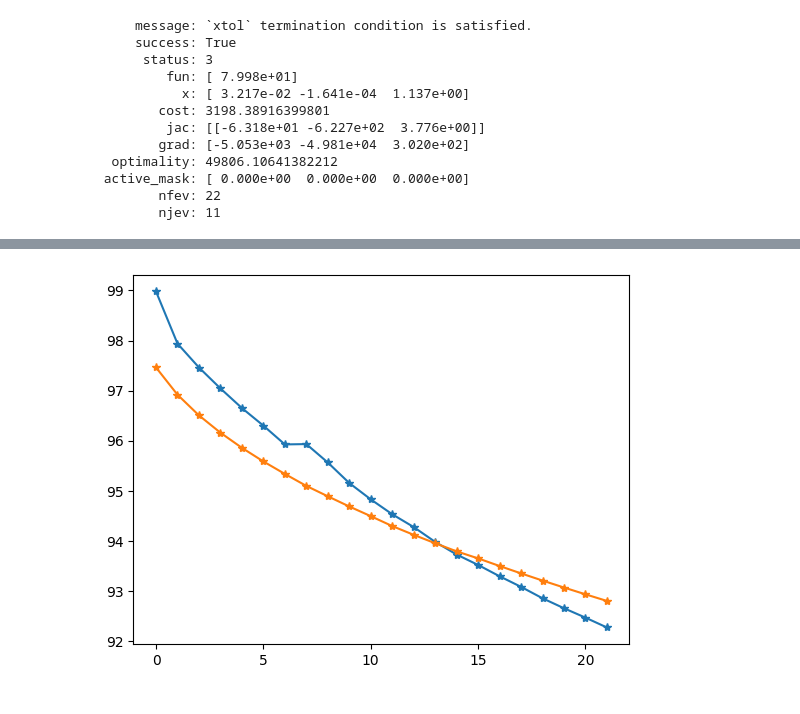
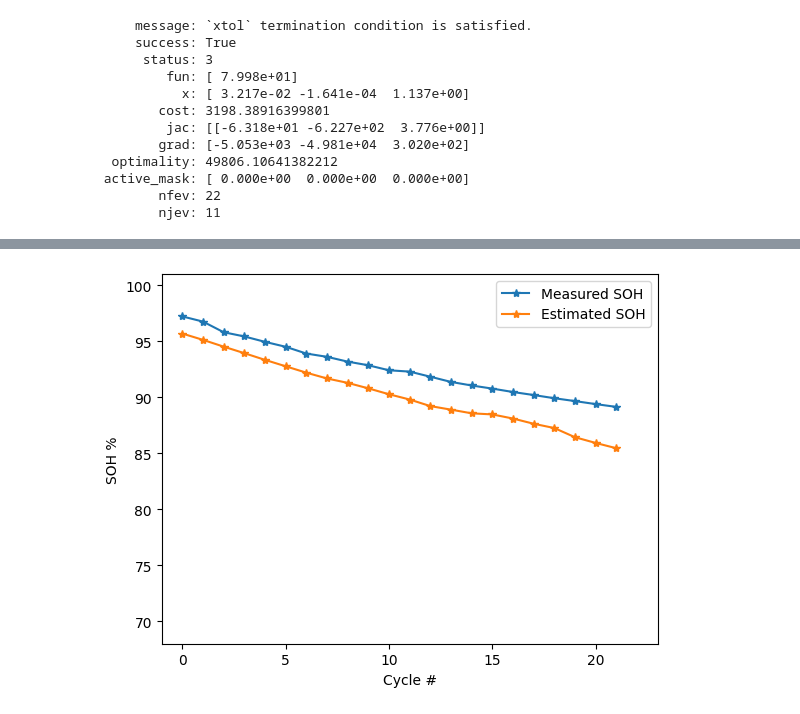
Before and after one commit to seanbuchanan-eng/battery_sizing_model, a Jupyter notebook: degradation_model/average_model.ipynb, the cells around one changed output, grey strips where cells are left out. Saved outputs shown, nothing was run; the diff lists cells and outputs as text; code cells hidden in the pictures.

Commit message:
minor changes and visualization

```diff
--- a/degradation_model/average_model.ipynb
+++ b/degradation_model/average_model.ipynb
@@ -217,23 +179,31 @@ global_result
 # %%
 # (9,10,11,12,3,4,13)
 # (1,2,5,6,7,8,16)
-cell = 16
+# [ 4.91441030e-04, -2.98808476e-03,  3.09008644e-01,  2.80785041e+00,
+#         6.12442315e-01,  1.00000000e-01,  4.61330493e-01]
+cell = 15
 data = val_array
 x = np.append(global_result.x, 1.2974e-2)
 x = np.append(x, 0.7)
 sse, soh = sim_cell([ 4.91441030e-04, -2.98808476e-03,  3.09008644e-01,  2.80785041e+00,
-        6.12442315e-01,  1.00000000e-01,  4.61330493e-01], data[cell], cell, True)
+         6.12442315e-01,  1.00000000e-01,  4.61330493e-01], data[cell], cell, True)
 # %%
 if cell == 14:
     plt.plot([val*100 for idx, val in data[cell][4].items() if idx >=152], marker='*')
 elif cell == 15:
     plt.plot([val*100 for idx, val in data[cell][4].items() if idx >=151], marker='*')
 else:
     plt.plot(np.array(list(data[cell][4].values()))*100, marker='*')
 if cell in (9,10,11,12,1,2,3,4,5,6,7,8):
     plt.plot(soh[:], marker='*')
     pass
 else:
     plt.plot(soh, marker='*')
+plt.legend(("Measured SOH", "Estimated SOH"))
+plt.xlabel("Cycle #")
+plt.ylabel("SOH %")
+plt.ylim(68, 101)
+plt.xlim(-1, 23)
+# plt.savefig(os.getcwd() + f"/Images/C{cell}soh_val.png")
 # %% [output]
-[figure, old version]
+[figure, new version]
```
Also changed, not shown: parts of 17 cells of this notebook.
